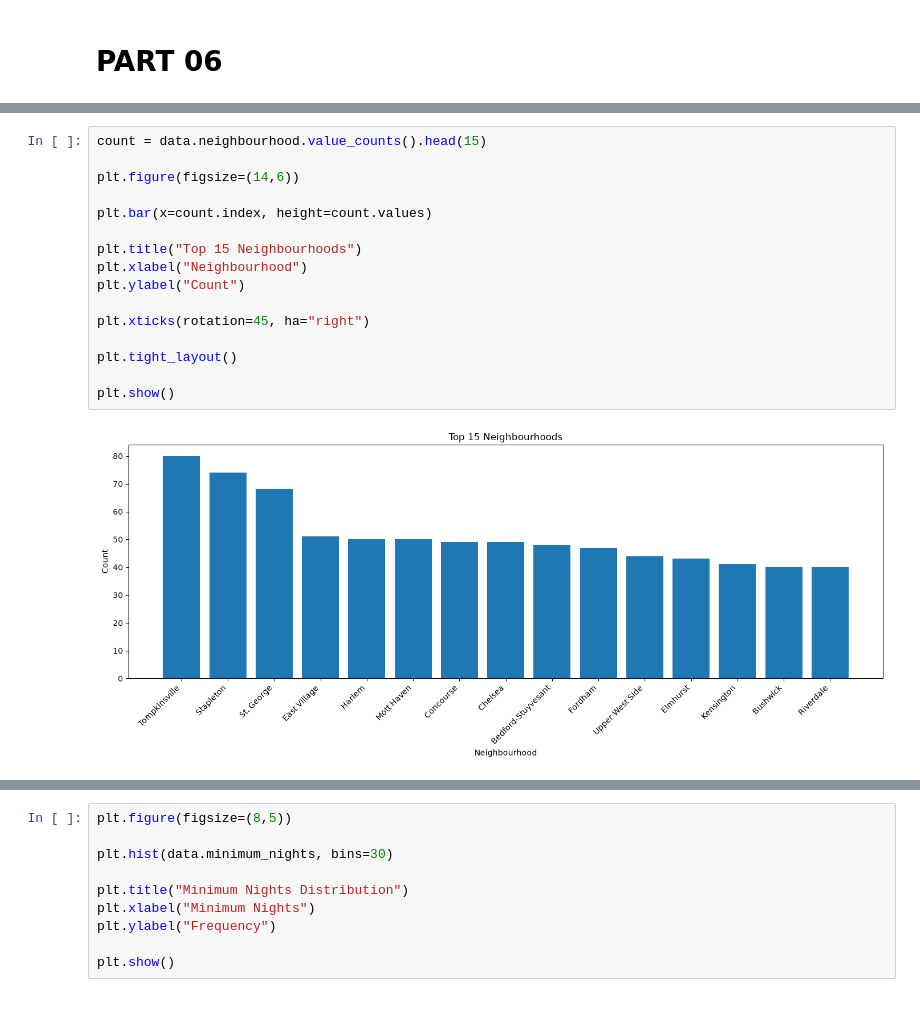
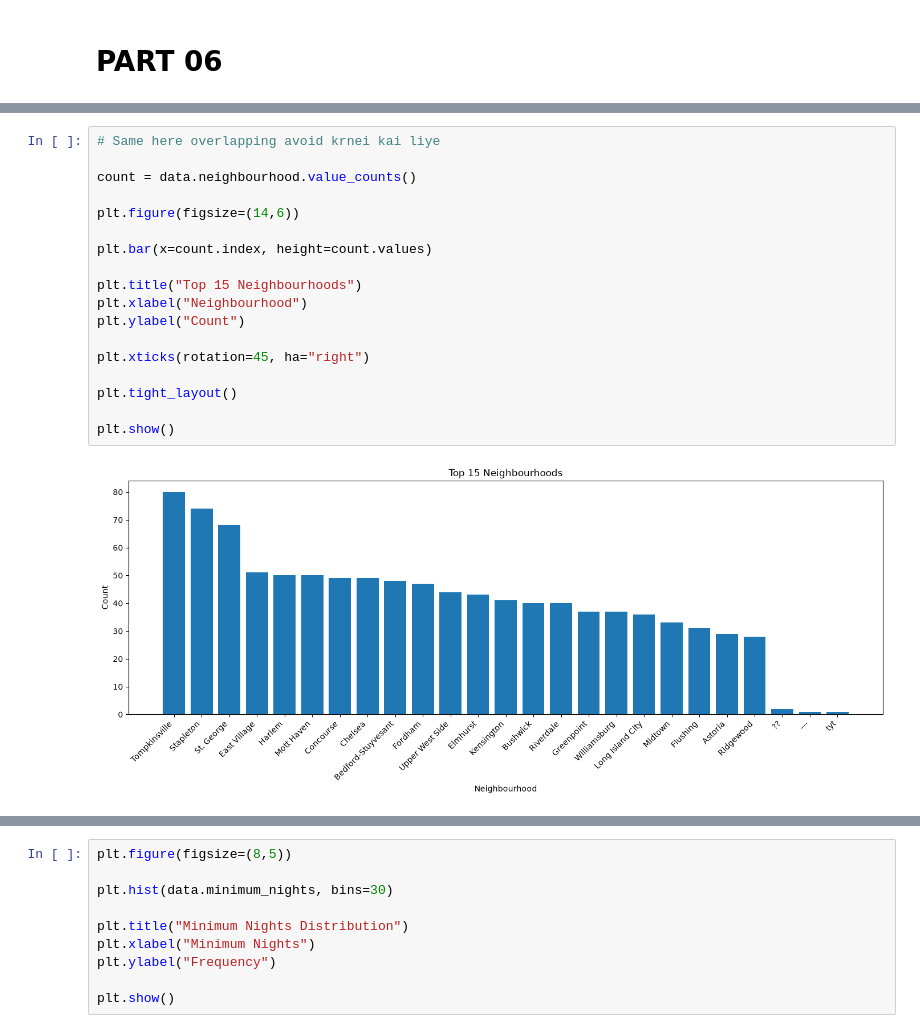
Before and after one commit to githubzohaib/Zohaib-Ali-Assignment-06-AI-DS, a Jupyter notebook: Pandas_Assignment_02.ipynb, the cells around one changed output, grey strips where cells are left out. Saved outputs shown, nothing was run; the diff lists cells and outputs as text.

```diff
--- a/Pandas_Assignment_02.ipynb
+++ b/Pandas_Assignment_02.ipynb
@@ -706,18 +944,20 @@ plt.show()
 # %%
-count = data.neighbourhood.value_counts().head(15)
+# Same here overlapping avoid krnei kai liye
+
+count = data.neighbourhood.value_counts()
 
 plt.figure(figsize=(14,6))
 
 plt.bar(x=count.index, height=count.values)
 
 plt.title("Top 15 Neighbourhoods")
 plt.xlabel("Neighbourhood")
 plt.ylabel("Count")
 
 plt.xticks(rotation=45, ha="right")
 
 plt.tight_layout()
 
 plt.show()
 # %% [output]
-[figure, old version]
+[figure, new version]
```
Also changed, not shown: parts of 42 cells of this notebook.
